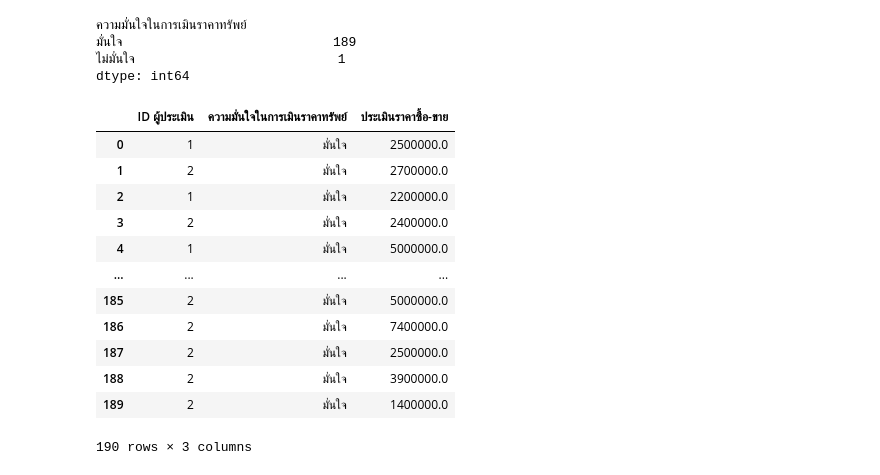
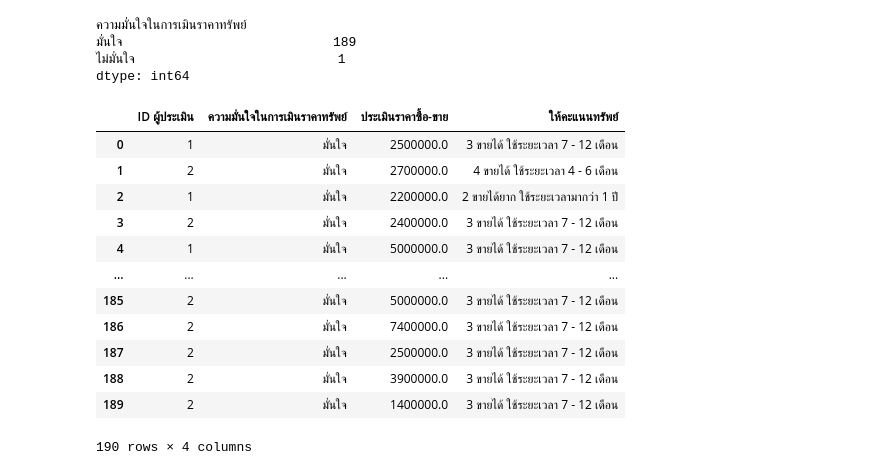
Before and after one commit to sucheerarighthere/bsc_dpdm22, a Jupyter notebook: [dataprep]_property_estimator.ipynb, the cells around one changed output. Drawn from its saved outputs; the diff is of its cells as text; code cells hidden in the pictures.

```diff
--- a/[dataprep]_property_estimator.ipynb
+++ b/[dataprep]_property_estimator.ipynb
@@ -13,6 +13,6 @@ Mounted at /content/drive
 # %%
-unit = pd.read_excel('/content/drive/MyDrive/bsc_DPDM_data/คำตอบนักประเมิน.xlsx')
-unit.head()
+home = pd.read_excel('/content/drive/MyDrive/bsc_DPDM_data/คำตอบนักประเมิน.xlsx',sheet_name='บ้าน')
+home.head()
 # %% [output]
 |  | ID ผู้ประเมิน | post id | property_type | ความมั่นใจในการเมินราคาทรัพย์ | ราคาทรัพย์ | ประเมินราคาซื้อ-ขาย | ... |
 | 0 | 1 | https://nayoo.co/khonkaen/posts/25 | บ้านเดี่ยว | มั่นใจ | 2700000.0 | 2500000.0 | ... |
@@ -43,20 +43,20 @@ freq.value_counts()
 ไม่มั่นใจ                          1
 dtype: int64
 # %%
-u1 = unit[['ID ผู้ประเมิน','ความมั่นใจในการเมินราคาทรัพย์','ประเมินราคาซื้อ-ขาย']]
-u1
+a = home[['ID ผู้ประเมิน','ความมั่นใจในการเมินราคาทรัพย์','ประเมินราคาซื้อ-ขาย','ให้คะแนนทรัพย์']]
+a
 # %% [output]
-|  | ID ผู้ประเมิน | ความมั่นใจในการเมินราคาทรัพย์ | ประเมินราคาซื้อ-ขาย |
-| 0 | 1 | มั่นใจ | 2500000.0 |
-| 1 | 2 | มั่นใจ | 2700000.0 |
-| 2 | 1 | มั่นใจ | 2200000.0 |
-| 3 | 2 | มั่นใจ | 2400000.0 |
-| 4 | 1 | มั่นใจ | 5000000.0 |
-| ... | ... | ... | ... |
-| 185 | 2 | มั่นใจ | 5000000.0 |
-| 186 | 2 | มั่นใจ | 7400000.0 |
-| 187 | 2 | มั่นใจ | 2500000.0 |
-| 188 | 2 | มั่นใจ | 3900000.0 |
-| 189 | 2 | มั่นใจ | 1400000.0 |
+|  | ID ผู้ประเมิน | ความมั่นใจในการเมินราคาทรัพย์ | ประเมินราคาซื้อ-ขาย | ให้คะแนนทรัพย์ |
+| 0 | 1 | มั่นใจ | 2500000.0 | 3 ขายได้ ใช้ระยะเวลา 7 - 12 เดือน |
+| 1 | 2 | มั่นใจ | 2700000.0 | 4 ขายได้ ใช้ระยะเวลา 4 - 6 เดือน |
+| 2 | 1 | มั่นใจ | 2200000.0 | 2 ขายได้ยาก ใช้ระยะเวลามากว่า 1 ปี |
+| 3 | 2 | มั่นใจ | 2400000.0 | 3 ขายได้ ใช้ระยะเวลา 7 - 12 เดือน |
+| 4 | 1 | มั่นใจ | 5000000.0 | 3 ขายได้ ใช้ระยะเวลา 7 - 12 เดือน |
+| ... | ... | ... | ... | ... |
+| 185 | 2 | มั่นใจ | 5000000.0 | 3 ขายได้ ใช้ระยะเวลา 7 - 12 เดือน |
+| 186 | 2 | มั่นใจ | 7400000.0 | 3 ขายได้ ใช้ระยะเวลา 7 - 12 เดือน |
+| 187 | 2 | มั่นใจ | 2500000.0 | 3 ขายได้ ใช้ระยะเวลา 7 - 12 เดือน |
+| 188 | 2 | มั่นใจ | 3900000.0 | 3 ขายได้ ใช้ระยะเวลา 7 - 12 เดือน |
+| 189 | 2 | มั่นใจ | 1400000.0 | 3 ขายได้ ใช้ระยะเวลา 7 - 12 เดือน |
-190 rows × 3 columns
+190 rows × 4 columns
 # %%
```
Also changed, not shown: parts of 21 cells of this notebook.
